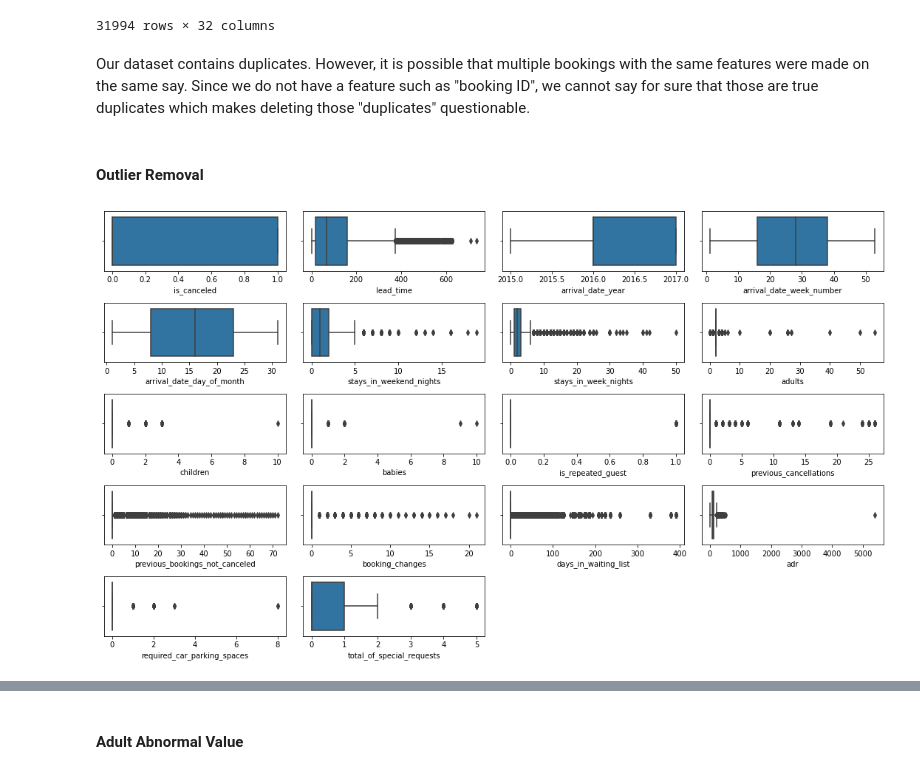
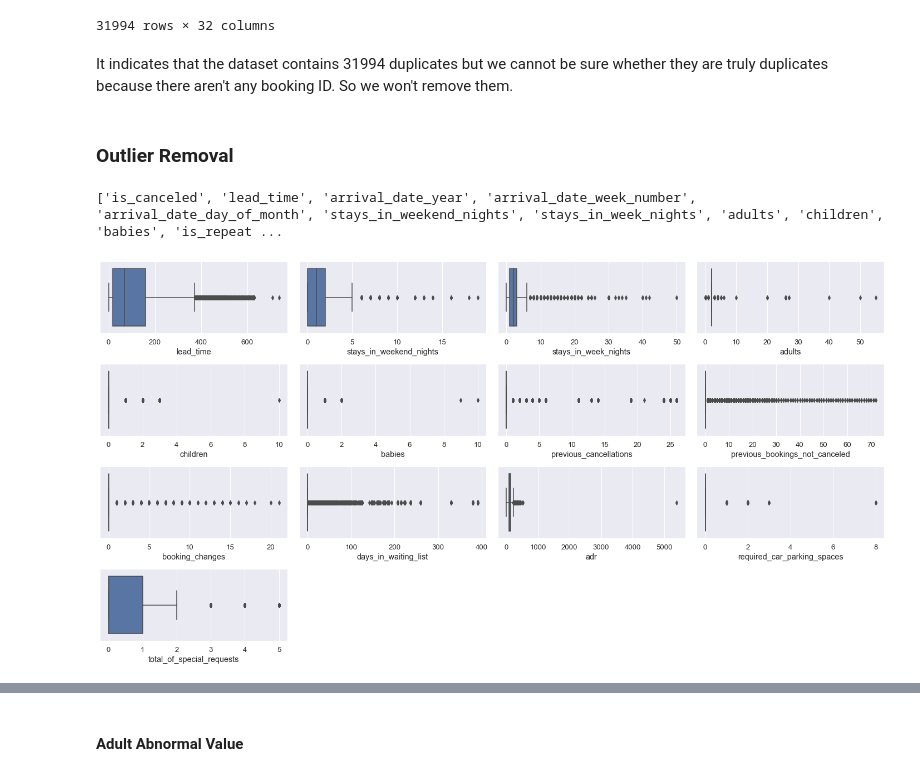
Before and after one commit to hanzjk/HotelBookingCancellationPrediction-Ensemble, a Jupyter notebook: Modal/Data_Cleaning.ipynb, the cells around one changed output, grey strips where cells are left out. Saved outputs shown, nothing was run; the diff lists cells and outputs as text; code cells hidden in the pictures.

```diff
--- a/Modal/Data_Cleaning.ipynb
+++ b/Modal/Data_Cleaning.ipynb
@@ -161,19 +211,31 @@ df[df.duplicated(keep='first')]
 | 119373 | City Hotel | 0 | 175 | 2017 | August | 35 | ... |
 31994 rows × 32 columns
 # %% [markdown]
-Our dataset contains duplicates. However, it is possible that multiple bookings with the same features were made on the same say. Since we do not have a feature such as "booking ID", we cannot say for sure that those are true duplicates which makes deleting those "duplicates" questionable.
+It indicates that the dataset contains 31994 duplicates but we cannot be sure whether they are truly duplicates because there aren't any booking ID. So we won't remove  them.
 # %% [markdown]
-#### Outlier Removal
+### Outlier Removal
+# %%
+num_cols = df.select_dtypes(include=['int64', 'float64'])
+
+# Print the selected columns
+num_col_names = num_cols.columns.tolist()
+
+# Print the column names
+print(num_col_names)
+# %% [output]
+['is_canceled', 'lead_time', 'arrival_date_year', 'arrival_date_week_number', 'arrival_date_day_of_month', 'stays_in_weekend_nights', 'stays_in_week_nights', 'adults', 'children', 'babies', 'is_repeat ...
 # %%
 #Now check for outliers
-plt.figure(figsize = (15, 10))
+#agent and company columns contains the ID ,
+numerical_col=[ 'lead_time', 'stays_in_weekend_nights', 'stays_in_week_nights', 'adults', 'children', 'babies',  'previous_cancellations', 'previous_bookings_not_canceled', 'booking_changes', 'days_in_waiting_list', 'adr', 'required_car_parking_spaces', 'total_of_special_requests']
+plt.figure(figsize = (20, 15))
 x = 1
 
-for column in df.describe().columns:
+for column in numerical_col:
     plt.subplot(6,4,x)
     sns.boxplot(df[column])
     x+=1
 
 plt.tight_layout()
 # %% [output]
-[figure, old version]
+[figure, new version]
```
Also changed, not shown: parts of 24 cells of this notebook, 11 other files.
